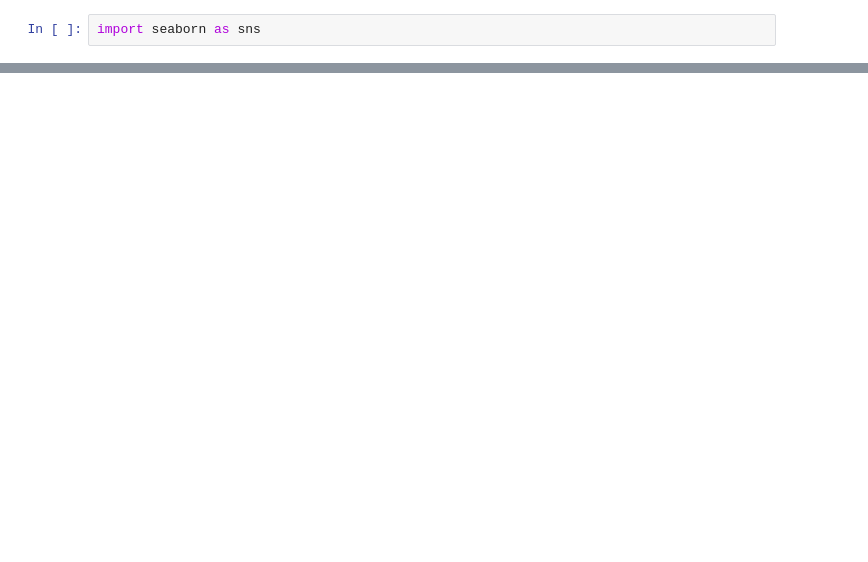
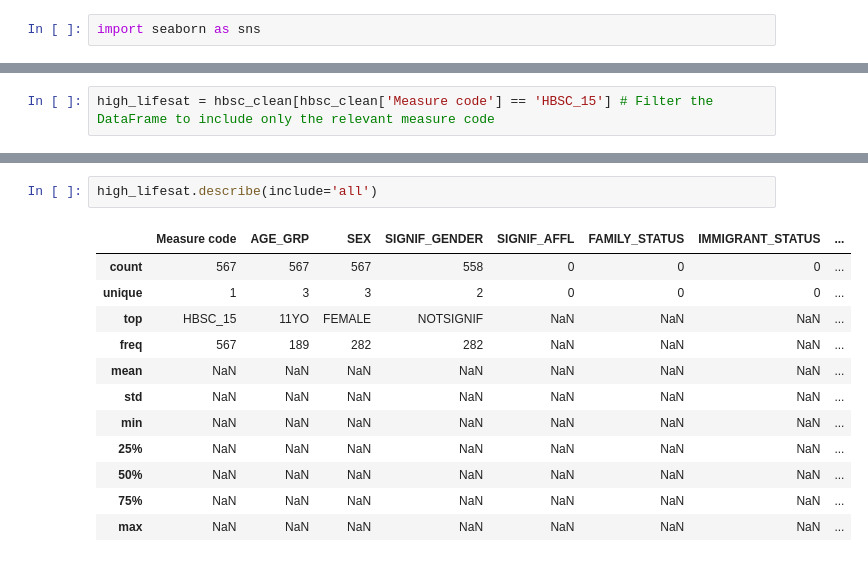
Before and after one commit to EduHealth-Insights/Edu-health-demographics, a Jupyter notebook: data_susanne.ipynb, the cells around one changed output, grey strips where cells are left out. Cells and saved outputs as stored; diff of their text form; blank space fills up the shorter version.

```diff
--- a/data_susanne.ipynb
+++ b/data_susanne.ipynb
@@ -345,0 +359,2 @@ plt.xticks(rotation=90)
+# %%
+high_lifesat = hbsc_clean[hbsc_clean['Measure code'] == 'HBSC_15'] # Filter the DataFrame to include only the relevant measure code
@@ -345,0 +381,15 @@ plt.xticks(rotation=90)
+# %%
+high_lifesat.describe(include='all')
+# %% [output]
+|  | Measure code | AGE_GRP | SEX | SIGNIF_GENDER | SIGNIF_AFFL | FAMILY_STATUS | IMMIGRANT_STATUS | ... |
+| count | 567 | 567 | 567 | 558 | 0 | 0 | 0 | ... |
+| unique | 1 | 3 | 3 | 2 | 0 | 0 | 0 | ... |
+| top | HBSC_15 | 11YO | FEMALE | NOTSIGNIF | NaN | NaN | NaN | ... |
+| freq | 567 | 189 | 282 | 282 | NaN | NaN | NaN | ... |
+| mean | NaN | NaN | NaN | NaN | NaN | NaN | NaN | ... |
+| std | NaN | NaN | NaN | NaN | NaN | NaN | NaN | ... |
+| min | NaN | NaN | NaN | NaN | NaN | NaN | NaN | ... |
+| 25% | NaN | NaN | NaN | NaN | NaN | NaN | NaN | ... |
+| 50% | NaN | NaN | NaN | NaN | NaN | NaN | NaN | ... |
+| 75% | NaN | NaN | NaN | NaN | NaN | NaN | NaN | ... |
+| max | NaN | NaN | NaN | NaN | NaN | NaN | NaN | ... |
```
Also changed, not shown: parts of 16 cells of this notebook.
